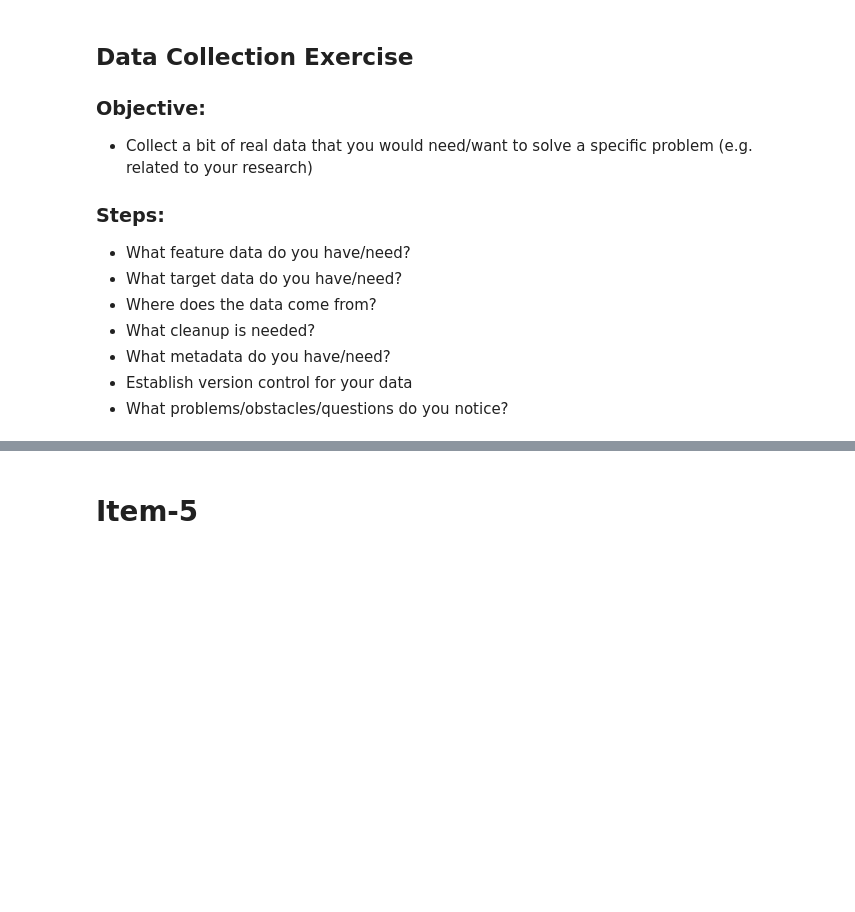
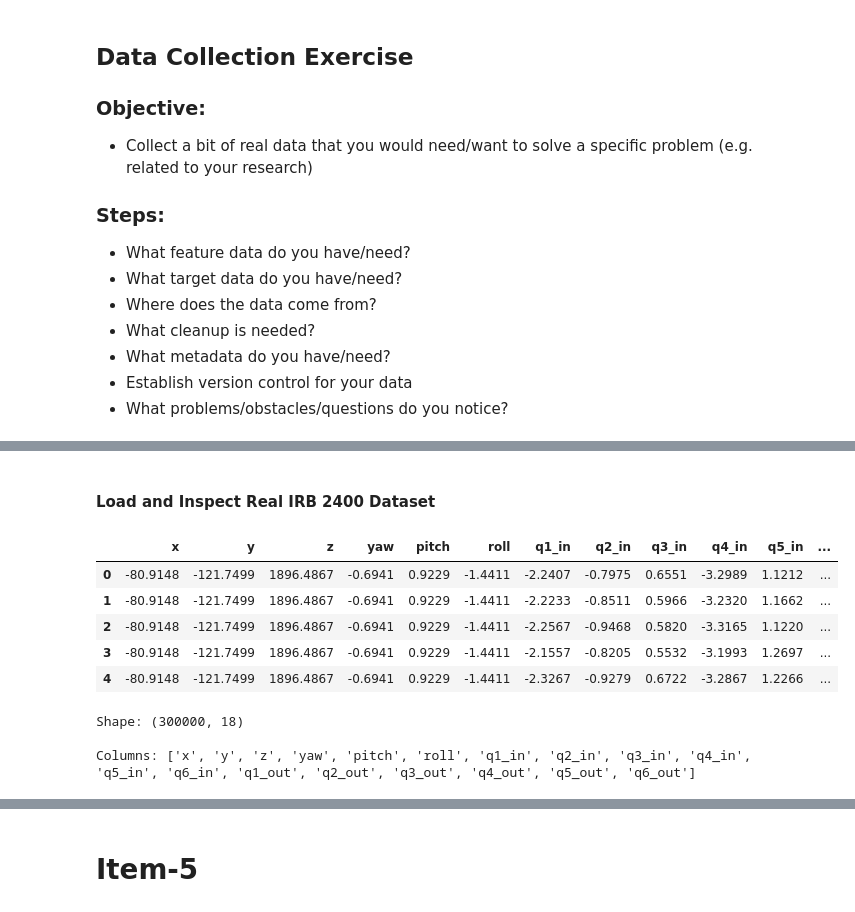
Before and after one commit to ayberkkutlu/Machine-Learning-Course-and-Project, a Jupyter notebook: Notebooks/HW1.ipynb, the cells around one changed output, grey strips where cells are left out. Drawn from its saved outputs; the diff is of its cells as text; code cells hidden in the pictures; blank space fills up the shorter version.

Commit message:
added hw-1,item-4 whicih is about my dataset for project

```diff
--- a/Notebooks/HW1.ipynb
+++ b/Notebooks/HW1.ipynb
@@ -224,0 +233,2 @@ Split 5:
+# %% [markdown]
+#### Load and Inspect Real IRB 2400 Dataset
@@ -224,0 +240,17 @@ Split 5:
+# %%
+data= pd.read_csv(r"C:\Users\ayber\OneDrive\Masaüstü\ML\Data\external\datasetIRB2400.csv")
+data.head()
+# %% [output]
+|  | x | y | z | yaw | pitch | roll | q1_in | q2_in | q3_in | q4_in | q5_in | ... |
+| 0 | -80.9148 | -121.7499 | 1896.4867 | -0.6941 | 0.9229 | -1.4411 | -2.2407 | -0.7975 | 0.6551 | -3.2989 | 1.1212 | ... |
+| 1 | -80.9148 | -121.7499 | 1896.4867 | -0.6941 | 0.9229 | -1.4411 | -2.2233 | -0.8511 | 0.5966 | -3.2320 | 1.1662 | ... |
+| 2 | -80.9148 | -121.7499 | 1896.4867 | -0.6941 | 0.9229 | -1.4411 | -2.2567 | -0.9468 | 0.5820 | -3.3165 | 1.1220 | ... |
+| 3 | -80.9148 | -121.7499 | 1896.4867 | -0.6941 | 0.9229 | -1.4411 | -2.1557 | -0.8205 | 0.5532 | -3.1993 | 1.2697 | ... |
+| 4 | -80.9148 | -121.7499 | 1896.4867 | -0.6941 | 0.9229 | -1.4411 | -2.3267 | -0.9279 | 0.6722 | -3.2867 | 1.2266 | ... |
+# %%
+print("Shape:", data.shape)
+print("\nColumns:", data.columns.tolist())
+# %% [output]
+Shape: (300000, 18)
+
+Columns: ['x', 'y', 'z', 'yaw', 'pitch', 'roll', 'q1_in', 'q2_in', 'q3_in', 'q4_in', 'q5_in', 'q6_in', 'q1_out', 'q2_out', 'q3_out', 'q4_out', 'q5_out', 'q6_out']
```
Also changed, not shown: parts of 28 cells of this notebook, 2 other files.
